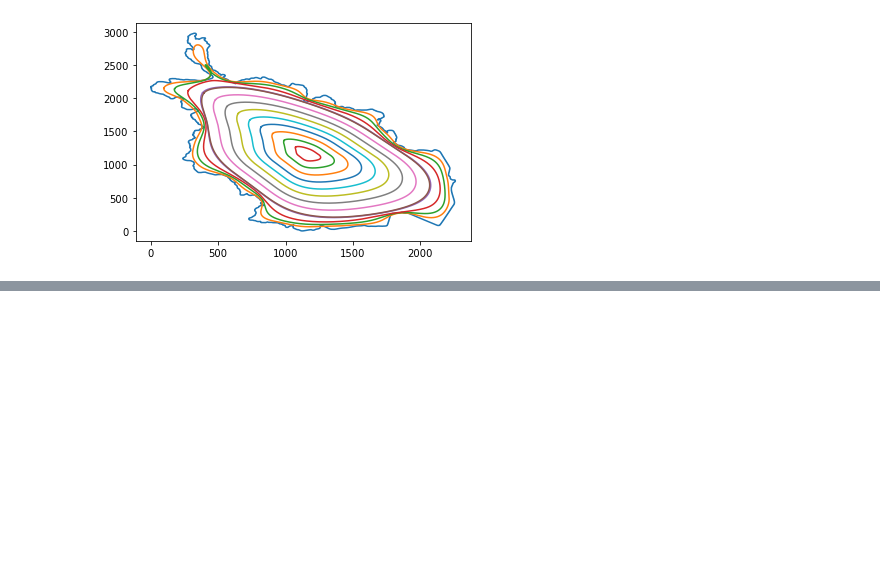
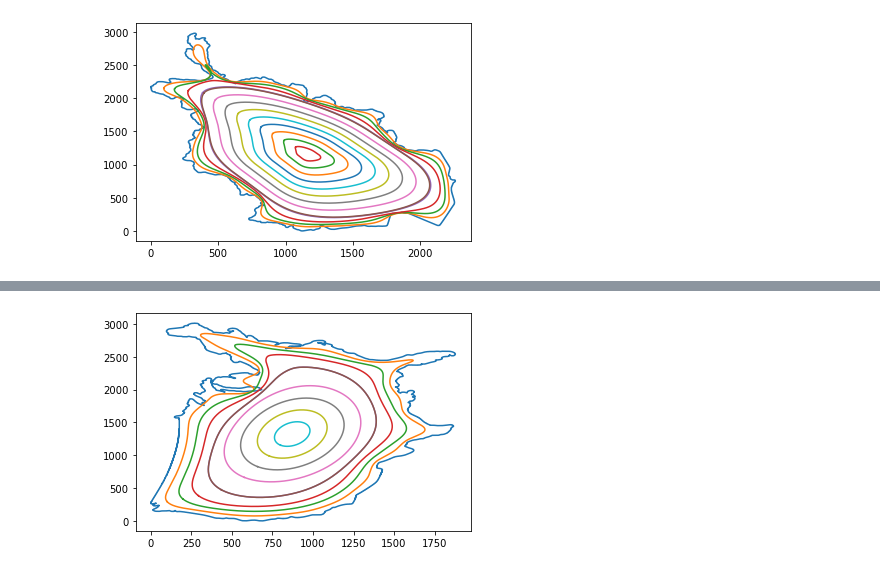
Before and after one commit to ghager93/convexcurveshortening, a Jupyter notebook: oop_curves.ipynb, the cells around one changed output, grey strips where cells are left out. Drawn from its saved outputs; the diff is of its cells as text; code cells hidden in the pictures; blank space fills up the shorter version.

```diff
--- a/oop_curves.ipynb
+++ b/oop_curves.ipynb
@@ -112,0 +113,2 @@ Iteration: 8200, Concavity:  0.11, Area to original %:  65.82, Length to origina
+# %%
+ecsf_usa = enclosed_csf_list.enclosed_csf_list(image_curves[-1], 10, step_size=0.1)
@@ -112,0 +133,4 @@ Iteration: 8200, Concavity:  0.11, Area to original %:  65.82, Length to origina
+# %%
+_ = [plt.plot(*c.transpose()) for c in ecsf_usa]
+# %% [output]
+[figure, added]
```
Also changed, not shown: parts of 15 cells of this notebook, 2 other files.
